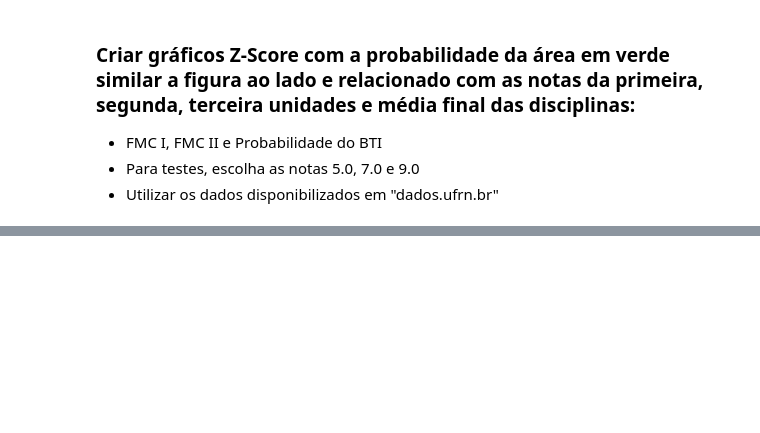
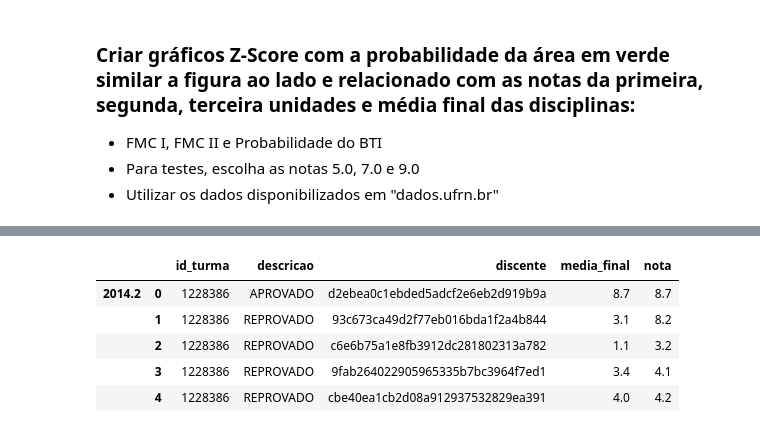
Before and after one commit to ailsonfds/IMD0033_Probabilidade, a Jupyter notebook: Atividades/Unidade 02/Trabalho_Unidade_2.ipynb, the cells around one changed output, grey strips where cells are left out. Drawn from its saved outputs; the diff is of its cells as text; code cells hidden in the pictures; blank space fills up the shorter version.

```diff
--- a/Atividades/Unidade 02/Trabalho_Unidade_2.ipynb
+++ b/Atividades/Unidade 02/Trabalho_Unidade_2.ipynb
@@ -196 +194,39 @@ alunos_probabilidade.head(2)
+# %%
+## Capturando os alunos de probabilidade
+alunos_probabilidade = []
+for cod in turmas_probabilidade['id_turma'].unique():
+    alunos_probabilidade.append(mat_comp_bti[mat_comp_bti['id_turma'] == np.int64(cod)])
+alunos_probabilidade = pd.concat(alunos_probabilidade, keys=turmas_probabilidade['id_turma'].unique())
+alunos_probabilidade.reset_index(inplace=True,level=0)
+alunos_probabilidade.reset_index(inplace=True,drop='index')
+alunos_probabilidade_unidade1 = {}
+alunos_probabilidade_unidade2 = {}
+alunos_probabilidade_unidade3 = {}
+for semestre in alunos_probabilidade['ano_periodo'].unique():
+    semestre_df = alunos_probabilidade[alunos_probabilidade['ano_periodo'] == semestre]
+    unidade1 = semestre_df[semestre_df['unidade'] == 1.0]
+    unidade2 = semestre_df[semestre_df['unidade'] == 2.0]
+    unidade3 = semestre_df[semestre_df['unidade'] == 3.0]
+    unidade1.reset_index(drop='index',level=0,inplace=True)
+    unidade2.reset_index(drop='index',level=0,inplace=True)
+    unidade3.reset_index(drop='index',level=0,inplace=True)
+    unidade1 = unidade1.drop(['level_0','reposicao','unidade','ano_periodo'],axis=1)
+    unidade2 = unidade2.drop(['level_0','reposicao','unidade','ano_periodo'],axis=1)
+    unidade3 = unidade3.drop(['level_0','reposicao','unidade','ano_periodo'],axis=1)
+    alunos_probabilidade_unidade1[semestre] = unidade1
+    alunos_probabilidade_unidade2[semestre] = unidade2
+    alunos_probabilidade_unidade3[semestre] = unidade3
+
+alunos_prob_u1_df = pd.concat(alunos_probabilidade_unidade1)
+alunos_prob_u2_df = pd.concat(alunos_probabilidade_unidade2)
+alunos_prob_u3_df = pd.concat(alunos_probabilidade_unidade3)
+
+alunos_prob_u1_df.head()
+# %% [output]
+|  |  | id_turma | descricao | discente | media_final | nota |
+| 2014.2 | 0 | 1228386 | APROVADO | d2ebea0c1ebded5adcf2e6eb2d919b9a | 8.7 | 8.7 |
+|  | 1 | 1228386 | REPROVADO | 93c673ca49d2f77eb016bda1f2a4b844 | 3.1 | 8.2 |
+|  | 2 | 1228386 | REPROVADO | c6e6b75a1e8fb3912dc281802313a782 | 1.1 | 3.2 |
+|  | 3 | 1228386 | REPROVADO | 9fab264022905965335b7bc3964f7ed1 | 3.4 | 4.1 |
+|  | 4 | 1228386 | REPROVADO | cbe40ea1cb2d08a912937532829ea391 | 4.0 | 4.2 |
 # %%
```
Also changed, not shown: parts of 13 cells of this notebook, 22 other files.
